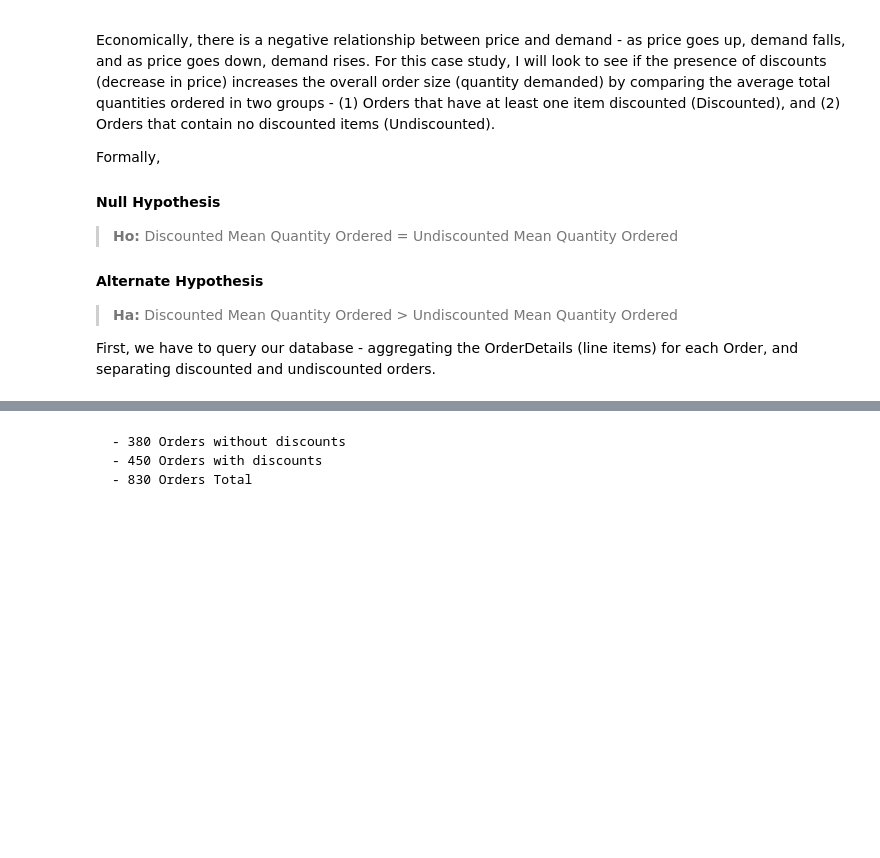
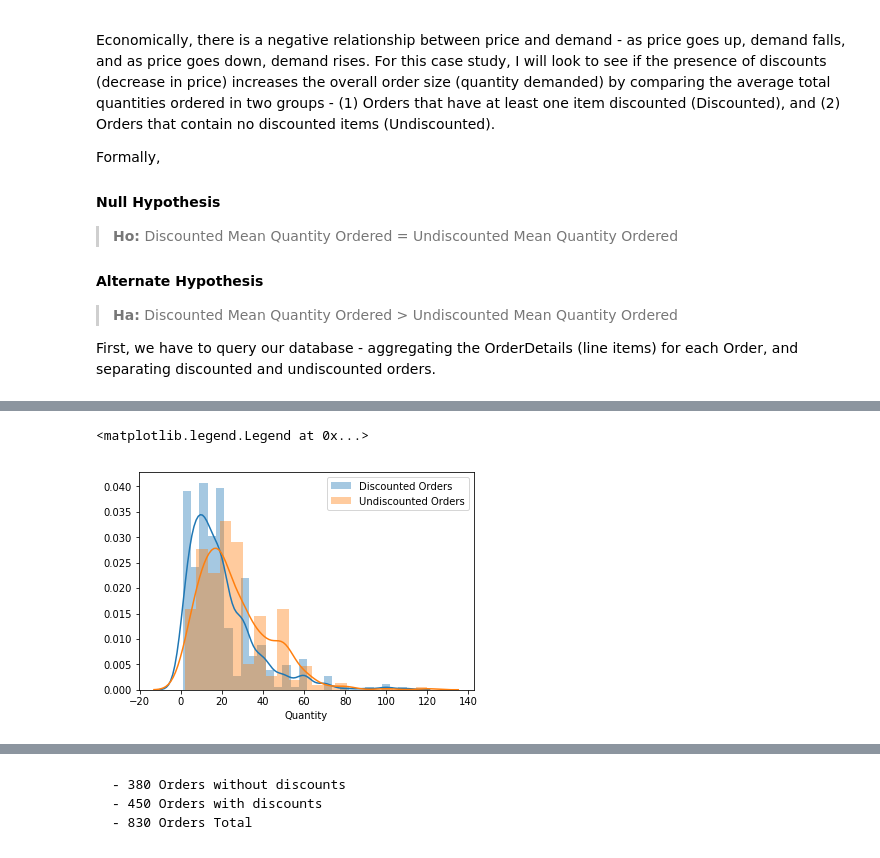
Before and after one commit to whitcrrd/dsc-2-final-project-online-ds-ft-021119, a Jupyter notebook: project-outline.ipynb, the cells around one changed output, grey strips where cells are left out. Cells and saved outputs as stored; diff of their text form; code cells hidden in the pictures; blank space fills up the shorter version.

```diff
--- a/project-outline.ipynb
+++ b/project-outline.ipynb
@@ -197,0 +201,8 @@ WHERE anon_1."MaxDiscount" = ? GROUP BY anon_1."OrderId"
+# %%
+# Take a look at the distributions of these orders' quantities
+sns.distplot(discounted_orders.Quantity, label="Discounted Orders")
+sns.distplot(undiscounted_orders.Quantity, label="Undiscounted Orders")
+plt.legend()
+# %% [output]
+<matplotlib.legend.Legend at 0x...>
+[figure, added]
```
Also changed, not shown: parts of 10 cells of this notebook.
